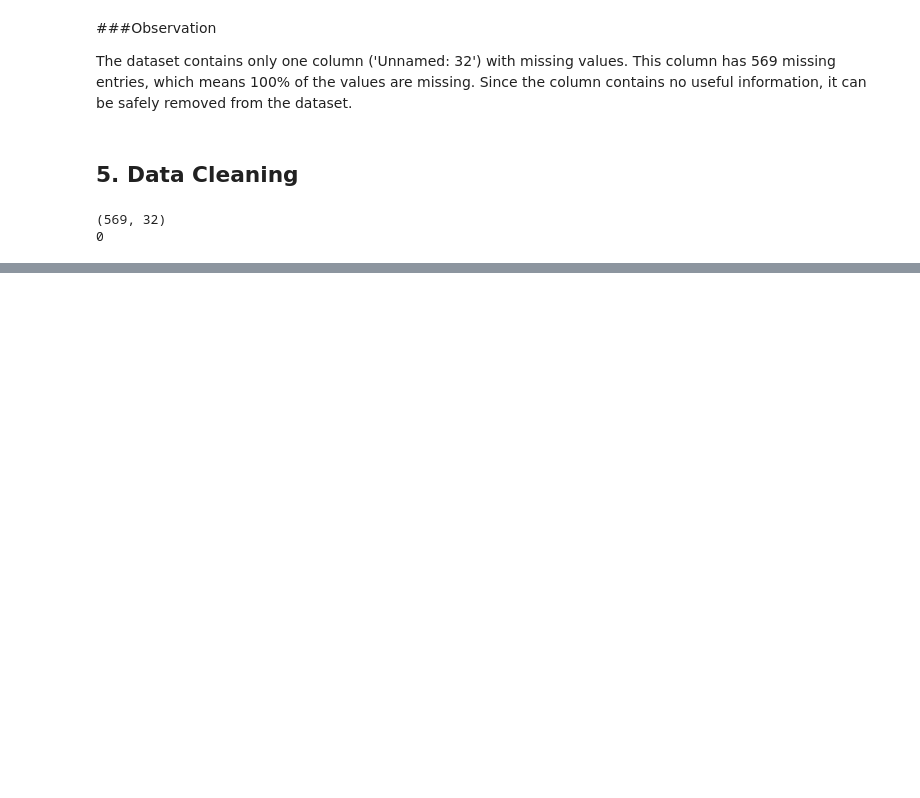
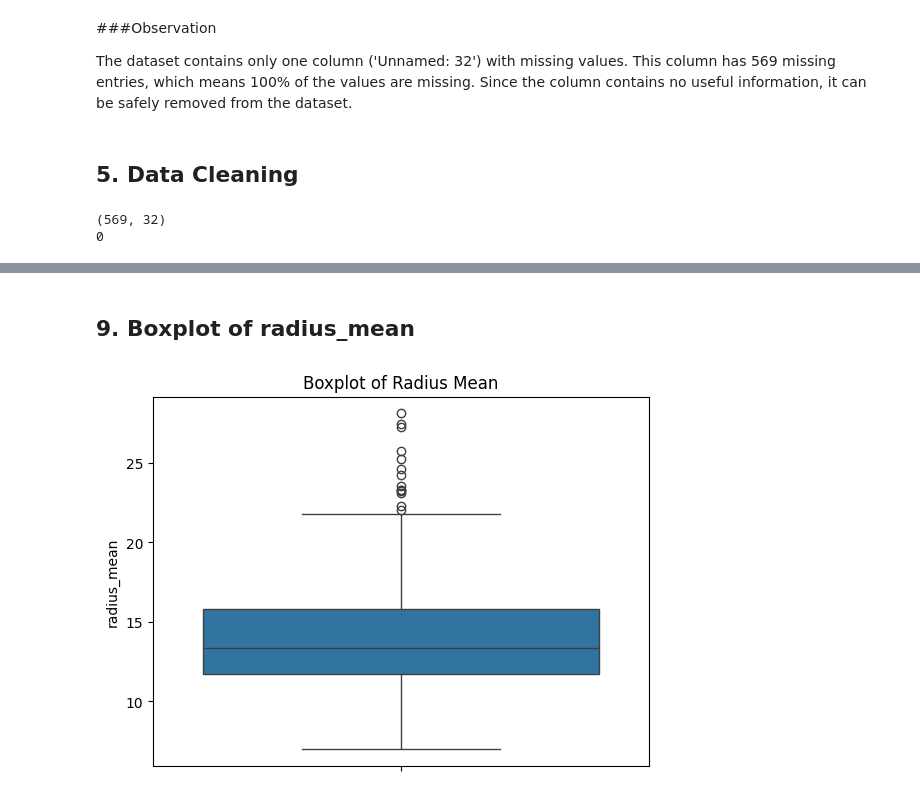
Before and after one commit to kashisharora2025a-commits/EDA-project-25bce2010, a Jupyter notebook: Breast_Cancer_EDA.ipynb, the cells around one changed output, grey strips where cells are left out. Cells and saved outputs as stored; diff of their text form; code cells hidden in the pictures; blank space fills up the shorter version.

```diff
--- a/Breast_Cancer_EDA.ipynb
+++ b/Breast_Cancer_EDA.ipynb
@@ -100,0 +128,8 @@ print(df.isnull().sum().sum())
+# %% [markdown]
+## 9. Boxplot of radius_mean
+# %%
+sns.boxplot(y=df["radius_mean"])
+plt.title("Boxplot of Radius Mean")
+plt.show()
+# %% [output]
+[figure, added]
```
Also changed, not shown: parts of 21 cells of this notebook.
